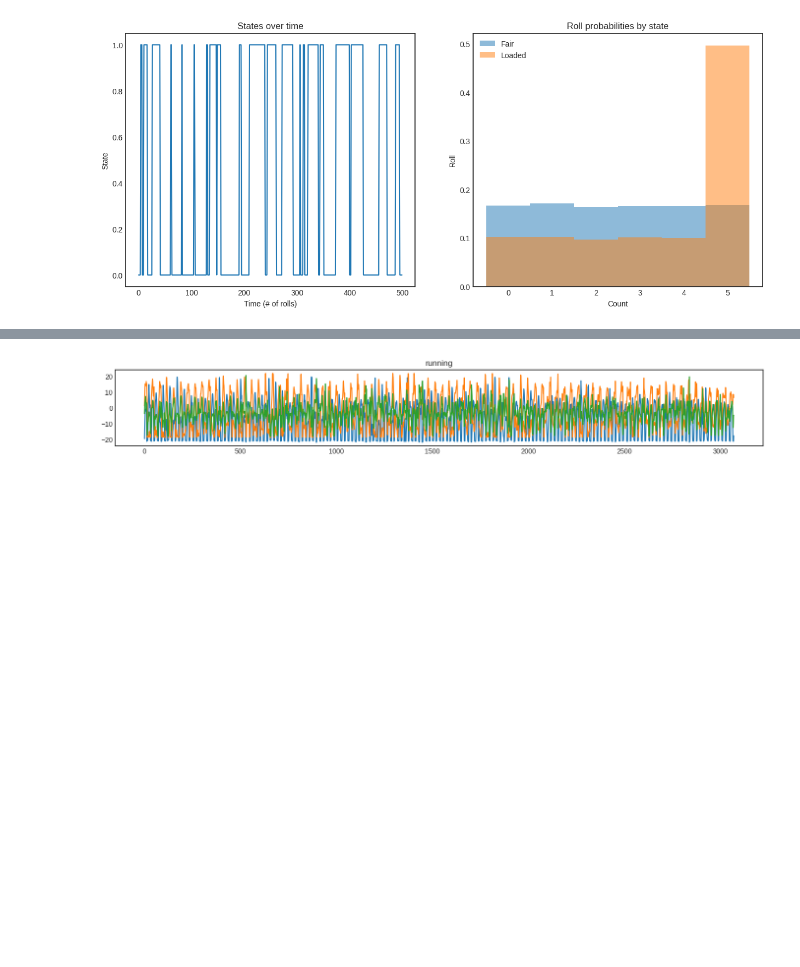
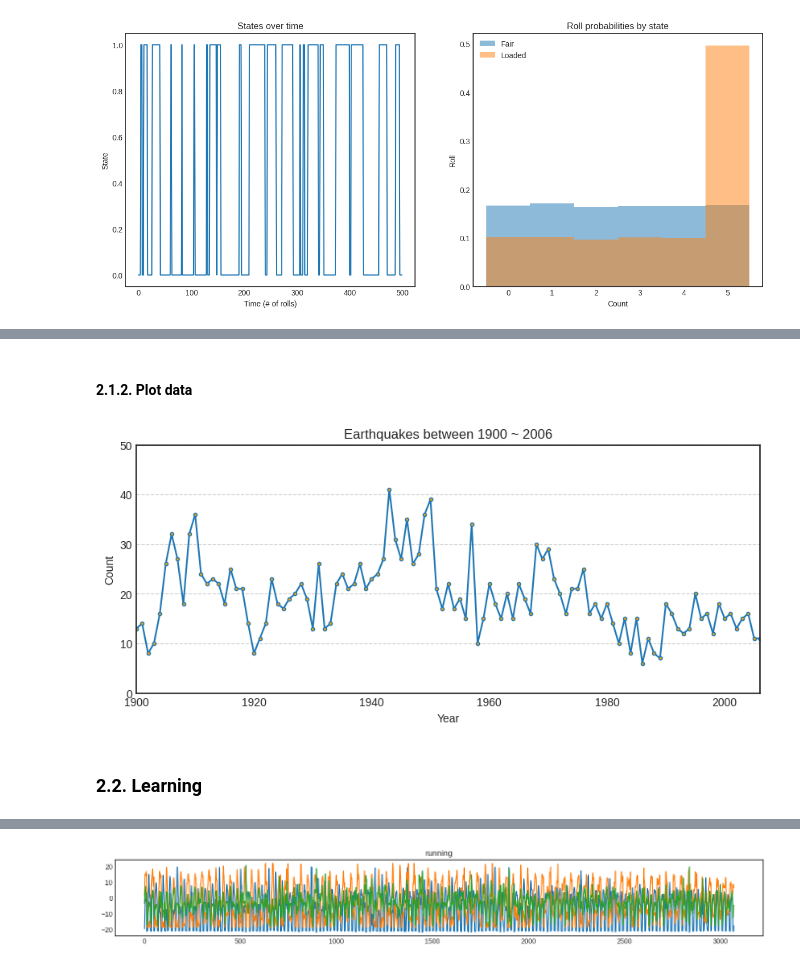
Before and after one commit to snuhcs/time-series-2022, a Jupyter notebook: Solutions/Lecture 4 - Hidden Markov Model.ipynb, the cells around one changed output, grey strips where cells are left out. Drawn from its saved outputs; the diff is of its cells as text; code cells hidden in the pictures; blank space fills up the shorter version.

```diff
--- a/Solutions/Lecture 4 - Hidden Markov Model.ipynb
+++ b/Solutions/Lecture 4 - Hidden Markov Model.ipynb
@@ -340,0 +368,18 @@ plt.show()
+# %% [markdown]
+#### 2.1.2. Plot data
+# %%
+fig, ax = plt.subplots(figsize=(10, 4))
+ax.grid(axis='y', linestyle='--')
+
+ax.plot(years, earthquakes, marker='.', ms=6, mfc='orange')
+
+ax.set_title('Earthquakes between 1900 ~ 2006')
+ax.set_xlim(1900, 2006)
+ax.set_ylim(0, 50)
+ax.set_xlabel('Year')
+ax.set_ylabel('Count')
+fig.show()
+# %% [output]
+[figure, added]
+# %% [markdown]
+### 2.2. Learning
```
Also changed, not shown: parts of 40 cells of this notebook.
